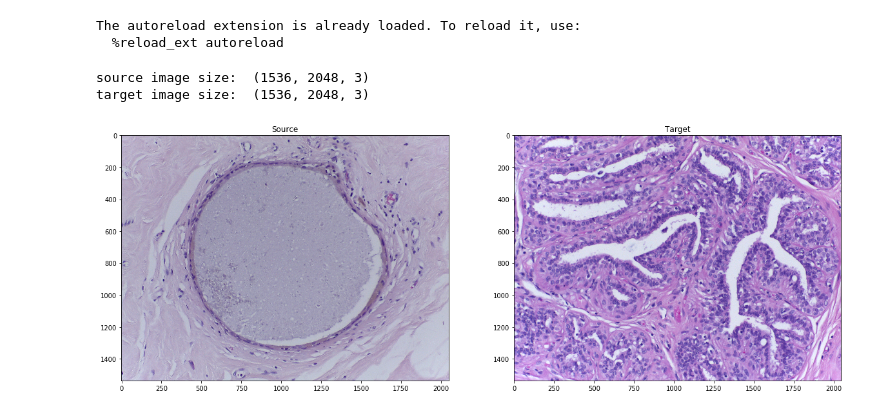
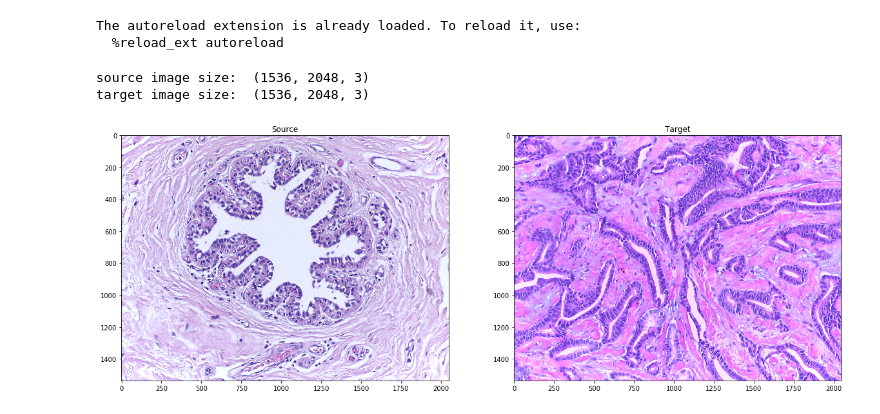
Before and after one commit to xindubawukong/Vahadane, a Jupyter notebook: main.ipynb, the cells around one changed output. Drawn from its saved outputs; the diff is of its cells as text; code cells hidden in the pictures.

```diff
--- a/main.ipynb
+++ b/main.ipynb
@@ -14,26 +13,26 @@ import vahadane as vhd
 The autoreload extension is already loaded. To reload it, use:
   %reload_ext autoreload
 # %%
-SOURCE_PATH = './data/i7.png'
-TARGET_PATH = './data/i1.png'
-RESULT_PATH = './output/i7_to_i1.png'
+SOURCE_PATH = './data/i9.png'
+TARGET_PATH = './data/i6.png'
+RESULT_PATH = './output/i9_to_i6_inv2.png'
 # %%
-source_image = utils.read_image(SOURCE_PATH)
-target_image = utils.read_image(TARGET_PATH)
+source_image = utils.prepare(utils.read_image(SOURCE_PATH))
+target_image = utils.prepare(utils.read_image(TARGET_PATH))
 print('source image size: ', source_image.shape)
 print('target image size: ', target_image.shape)
 plt.figure(figsize=(20.0, 10.0))
 plt.subplot(1, 2, 1)
 plt.title('Source')
 plt.imshow(source_image)
 plt.subplot(1, 2, 2)
 plt.title('Target')
 plt.imshow(target_image)
 plt.show()
 # %% [output]
 source image size:  (1536, 2048, 3)
 target image size:  (1536, 2048, 3)
-[figure, old version]
+[figure, new version]
 # %%
 Ws, Hs = vhd.SNMF(source_image)
 Wt, Ht = vhd.SNMF(target_image)
```
Also changed, not shown: parts of 3 cells of this notebook, 7 other files.
